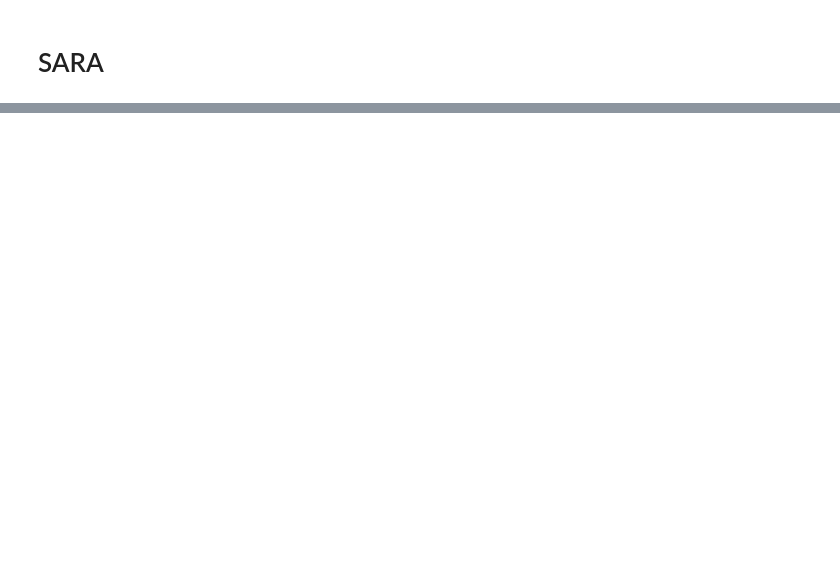
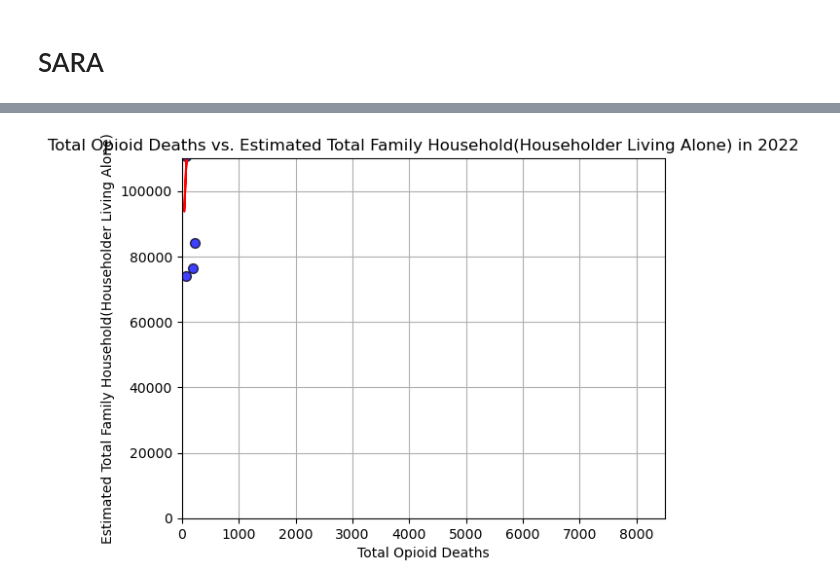
Before and after one commit to kikichan1/Project-1, a Jupyter notebook: Family_Size_Notebook.ipynb, the cells around one changed output, grey strips where cells are left out. Saved outputs shown, nothing was run; the diff lists cells and outputs as text; code cells hidden in the pictures; blank space fills up the shorter version.

```diff
--- a/Family_Size_Notebook.ipynb
+++ b/Family_Size_Notebook.ipynb
@@ -90,0 +359,42 @@ family_size_df = pd.DataFrame(requests.get(family_size_url).json()[1:], columns=
+# %%
+import matplotlib.pyplot as plt
+from scipy.stats import linregress
+import pandas as pd
+
+merged_opioid_family_size["Total Opioid Deaths"] = pd.to_numeric(merged_opioid_family_size["Total Opioid Deaths"], errors='coerce')
+merged_opioid_family_size["Estimated Total Family Household(Householder Living Alone)"] = pd.to_numeric(merged_opioid_family_size["Estimated Total Family Household(Householder Living Alone)"], errors='coerce')
+merged_opioid_family_size = merged_opioid_family_size.dropna(subset=["Total Opioid Deaths", "Estimated Total Family Household(Householder Living Alone)"])
+
+merged_opioid_family_size_2022 = merged_opioid_family_size[merged_opioid_family_size["Year"] == 2022]
+
+x_values = merged_opioid_family_size_2022["Total Opioid Deaths"]
+y_values = merged_opioid_family_size_2022["Estimated Total Family Household(Householder Living Alone)"]
+
+plt.scatter(x_values, y_values,
+            marker="o",
+            facecolors="blue",
+            edgecolors="black",
+            s=50,
+            alpha=0.75)
+
+slope, intercept, rvalue, pvalue, stderr = linregress(x_values, y_values)
+regress_values = slope * x_values + intercept
+line_eq = f"y = {slope:.2f}x + {intercept:.2f}"
+
+plt.plot(x_values, regress_values, "r-", label=f"Fit: {line_eq}")
+
+plt.annotate(line_eq,
+             (x_values.min(), y_values.max() * 0.9),
+             fontsize=15,
+             color="red")
+
+plt.ylim(0, 110000)
+plt.xlim(0, 8500)
+plt.xlabel("Total Opioid Deaths")
+plt.ylabel("Estimated Total Family Household(Householder Living Alone)")
+plt.title("Total Opioid Deaths vs. Estimated Total Family Household(Householder Living Alone) in 2022")
+plt.grid(True)
+
+plt.show()
+# %% [output]
+[figure, added]
```
Also changed, not shown: parts of 15 cells of this notebook, 2 other files.
